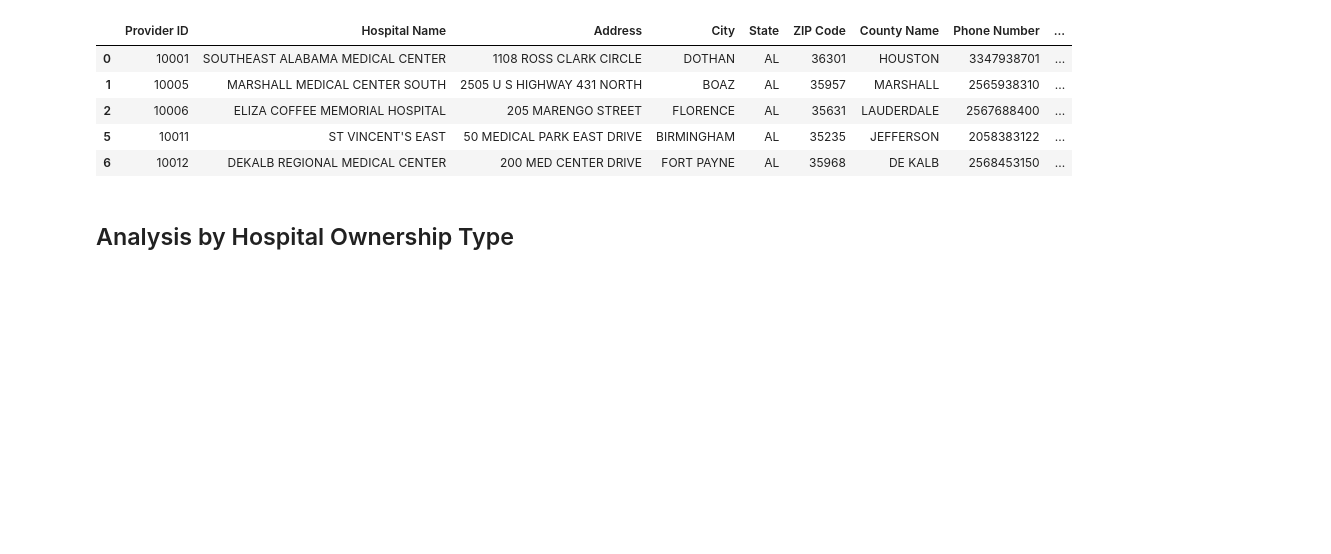
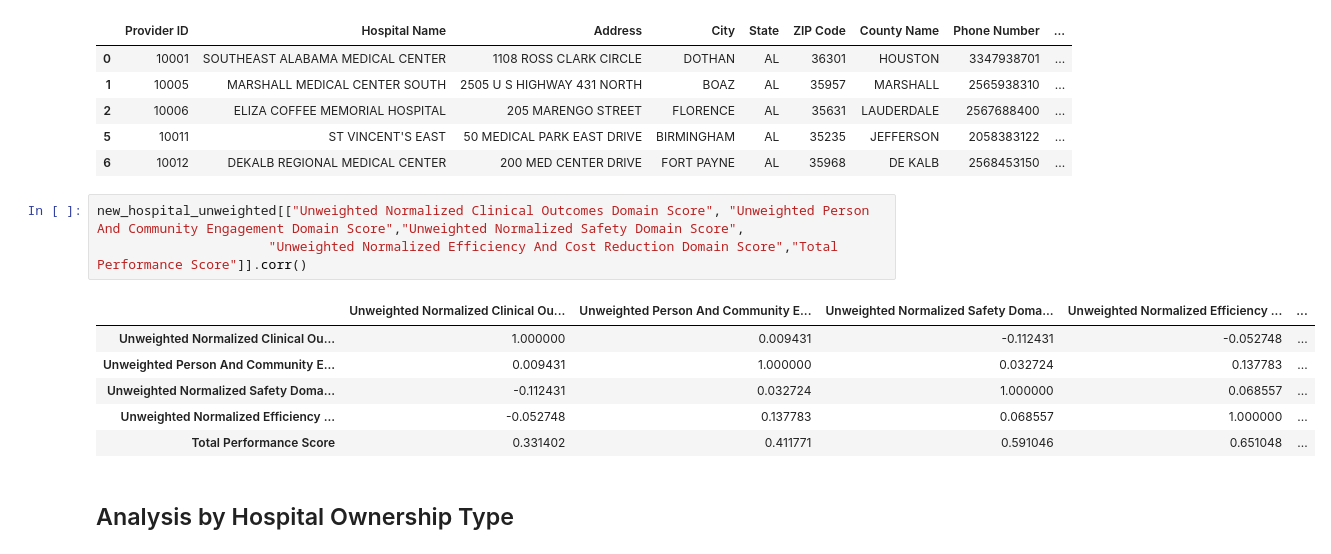
Before and after one commit to ElizabethVandergrift/Hospital_Metrics_Analysis, a Jupyter notebook: Project-1.ipynb, the cells around one changed output. Drawn from its saved outputs; the diff is of its cells as text; blank space fills up the shorter version.

Commit message:
Unweighted Values

```diff
--- a/Project-1.ipynb
+++ b/Project-1.ipynb
@@ -367,6 +367,16 @@ new_hospital_unweighted.head()
 | 2 | 10006 | ELIZA COFFEE MEMORIAL HOSPITAL | 205 MARENGO STREET | FLORENCE | AL | 35631 | LAUDERDALE | 2567688400 | ... |
 | 5 | 10011 | ST VINCENT'S EAST | 50 MEDICAL PARK EAST DRIVE | BIRMINGHAM | AL | 35235 | JEFFERSON | 2058383122 | ... |
 | 6 | 10012 | DEKALB REGIONAL MEDICAL CENTER | 200 MED CENTER DRIVE | FORT PAYNE | AL | 35968 | DE KALB | 2568453150 | ... |
+# %%
+new_hospital_unweighted[["Unweighted Normalized Clinical Outcomes Domain Score", "Unweighted Person And Community Engagement Domain Score","Unweighted Normalized Safety Domain Score",
+                      "Unweighted Normalized Efficiency And Cost Reduction Domain Score","Total Performance Score"]].corr()
+# %% [output]
+|  | Unweighted Normalized Clinical Ou... | Unweighted Person And Community E... | Unweighted Normalized Safety Doma... | Unweighted Normalized Efficiency ... | ... |
+| Unweighted Normalized Clinical Ou... | 1.000000 | 0.009431 | -0.112431 | -0.052748 | ... |
+| Unweighted Person And Community E... | 0.009431 | 1.000000 | 0.032724 | 0.137783 | ... |
+| Unweighted Normalized Safety Doma... | -0.112431 | 0.032724 | 1.000000 | 0.068557 | ... |
+| Unweighted Normalized Efficiency ... | -0.052748 | 0.137783 | 0.068557 | 1.000000 | ... |
+| Total Performance Score | 0.331402 | 0.411771 | 0.591046 | 0.651048 | ... |
 # %% [markdown]
 ## Analysis by Hospital Ownership Type
 # %% [markdown]
```
Also changed, not shown: parts of 2 cells of this notebook.
